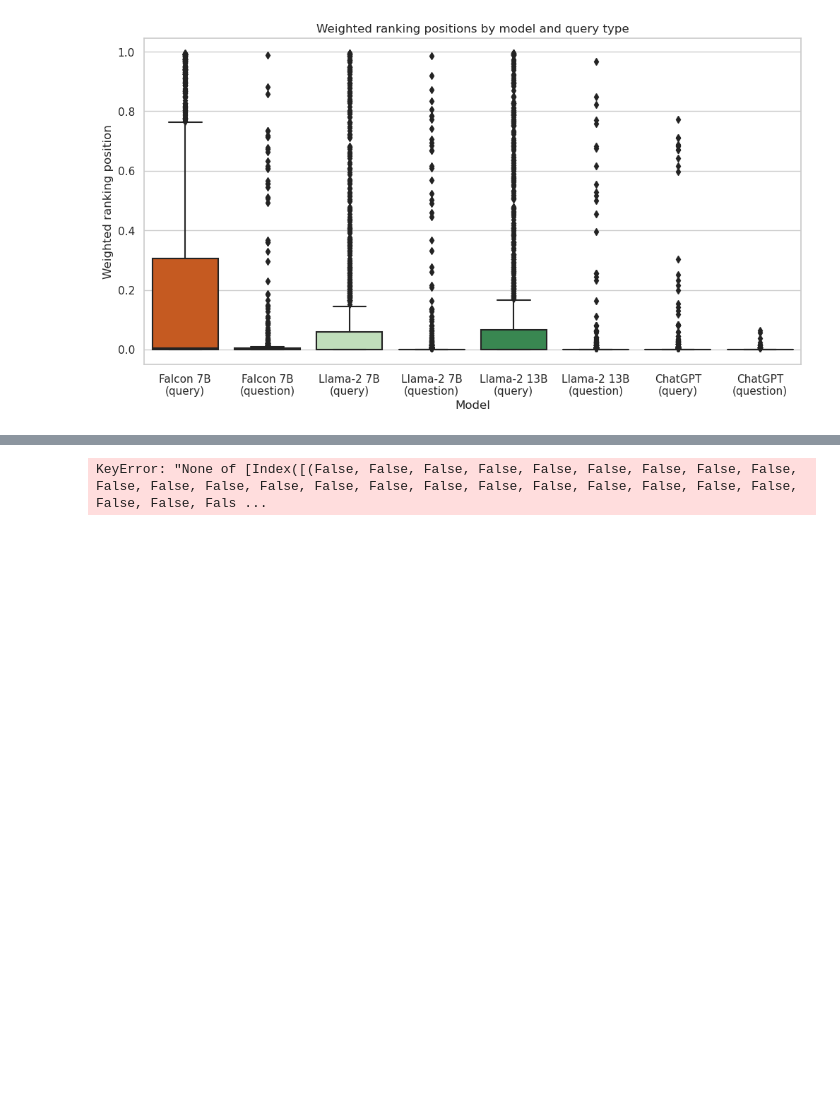
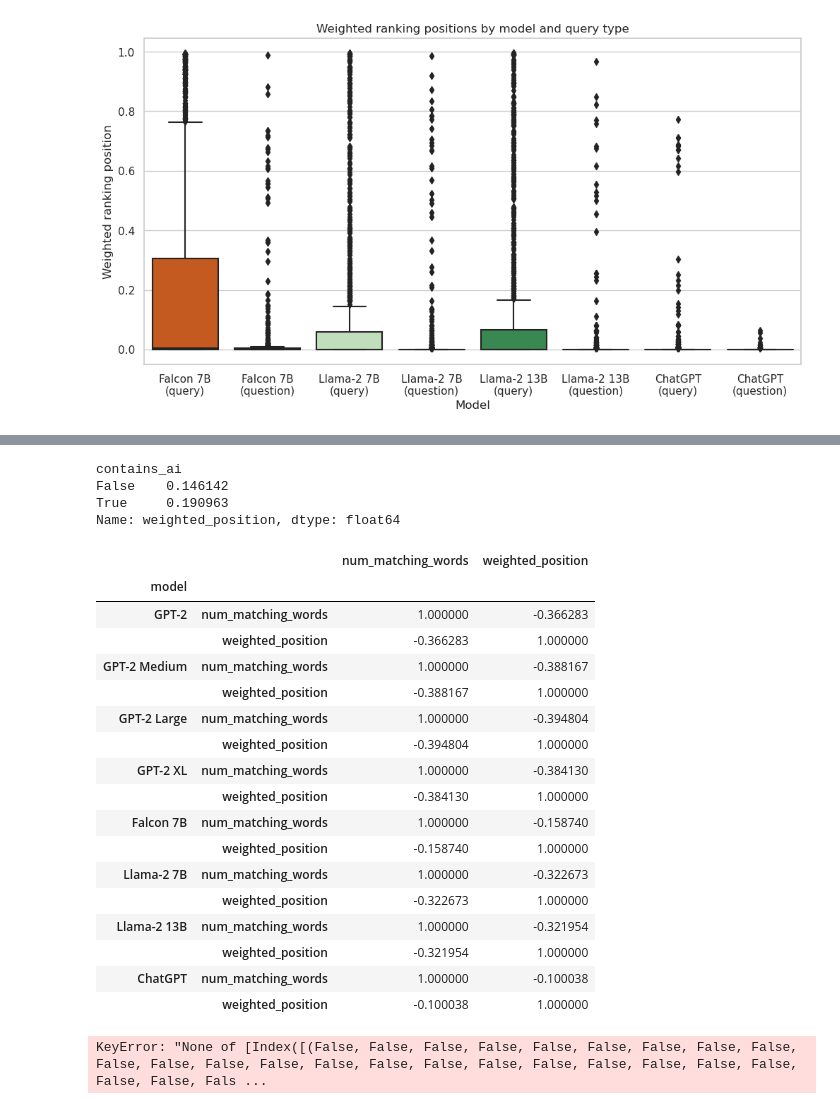
Before and after one commit to JoProbst/ThesisCode, a Jupyter notebook: visualizations/visualize_llm_positions.ipynb, the cells around one changed output, grey strips where cells are left out. Drawn from its saved outputs; the diff is of its cells as text; code cells hidden in the pictures; blank space fills up the shorter version.

```diff
--- a/visualizations/visualize_llm_positions.ipynb
+++ b/visualizations/visualize_llm_positions.ipynb
@@ -222,0 +300,5 @@ stats_per_model
+# %%
+# number of answers per model that contain "as an AI language model" in the lowercased text
+all_model_df['contains_ai'] = all_model_df['text'].str.lower().str.contains("as an ai language model")
+
+all_model_df.groupby('model')['contains_ai'].sum()
@@ -222,0 +316,31 @@ stats_per_model
+# %%
+# average rank of flacon answers that contain the phrase "as an AI language model" vs those that don't
+falcon_df = all_model_df[all_model_df['model'] == 'Falcon 7B']
+falcon_df.groupby('contains_ai')['weighted_position'].mean()
+# %% [output]
+contains_ai
+False    0.146142
+True     0.190963
+Name: weighted_position, dtype: float64
+# %%
+# correlation between number of matching words and weighted position, by model
+all_model_df.groupby('model')[['num_matching_words', 'weighted_position']].corr()
+# %% [output]
+|  |  | num_matching_words | weighted_position |
+| model |  |  |  |
+| GPT-2 | num_matching_words | 1.000000 | -0.366283 |
+|  | weighted_position | -0.366283 | 1.000000 |
+| GPT-2 Medium | num_matching_words | 1.000000 | -0.388167 |
+|  | weighted_position | -0.388167 | 1.000000 |
+| GPT-2 Large | num_matching_words | 1.000000 | -0.394804 |
+|  | weighted_position | -0.394804 | 1.000000 |
+| GPT-2 XL | num_matching_words | 1.000000 | -0.384130 |
+|  | weighted_position | -0.384130 | 1.000000 |
+| Falcon 7B | num_matching_words | 1.000000 | -0.158740 |
+|  | weighted_position | -0.158740 | 1.000000 |
+| Llama-2 7B | num_matching_words | 1.000000 | -0.322673 |
+|  | weighted_position | -0.322673 | 1.000000 |
+| Llama-2 13B | num_matching_words | 1.000000 | -0.321954 |
+|  | weighted_position | -0.321954 | 1.000000 |
+| ChatGPT | num_matching_words | 1.000000 | -0.100038 |
+|  | weighted_position | -0.100038 | 1.000000 |
```
Also changed, not shown: parts of 11 cells of this notebook.
